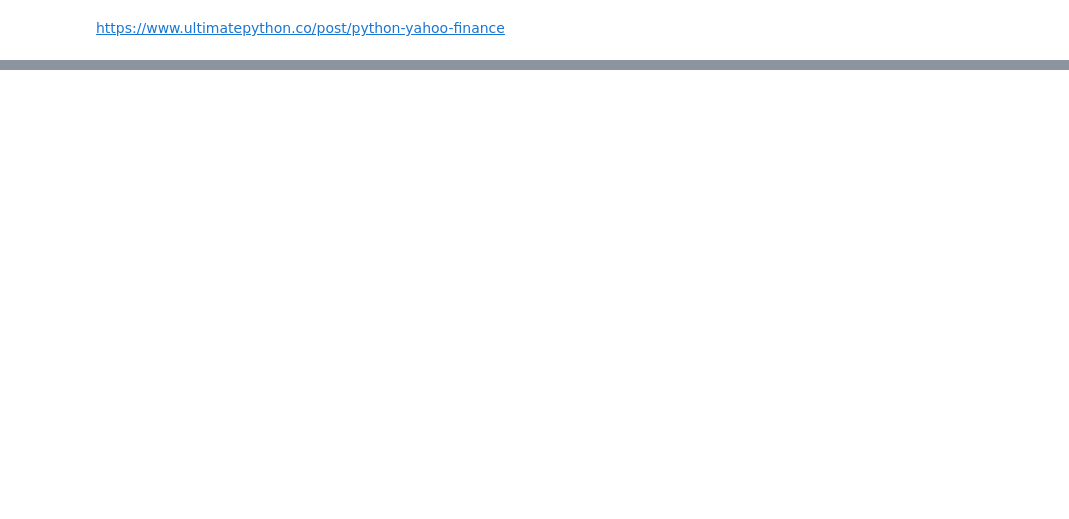
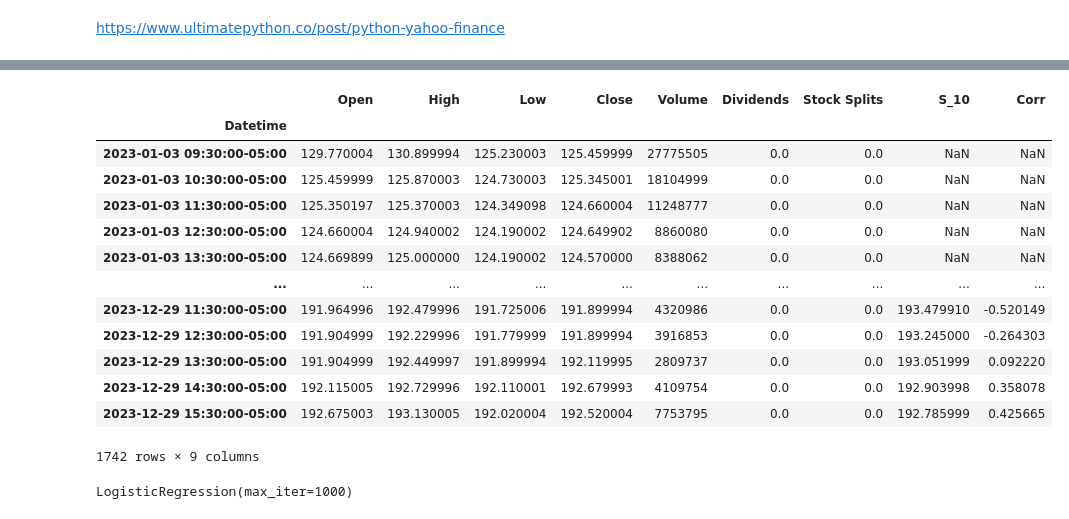
Before and after one commit to inuneko89/DADS_6003, a Jupyter notebook: Logistic_Regression.ipynb, the cells around one changed output, grey strips where cells are left out. Cells and saved outputs as stored; diff of their text form; code cells hidden in the pictures; blank space fills up the shorter version.

```diff
--- a/Logistic_Regression.ipynb
+++ b/Logistic_Regression.ipynb
@@ -145,4 +130,21 @@ df = df.dropna()
 X = df.iloc[:,:9]
+# %%
+X
+# %% [output]
+|  | Open | High | Low | Close | Volume | Dividends | Stock Splits | S_10 | Corr |
+| Datetime |  |  |  |  |  |  |  |  |  |
+| 2023-01-03 09:30:00-05:00 | 129.770004 | 130.899994 | 125.230003 | 125.459999 | 27775505 | 0.0 | 0.0 | NaN | NaN |
+| 2023-01-03 10:30:00-05:00 | 125.459999 | 125.870003 | 124.730003 | 125.345001 | 18104999 | 0.0 | 0.0 | NaN | NaN |
+| 2023-01-03 11:30:00-05:00 | 125.350197 | 125.370003 | 124.349098 | 124.660004 | 11248777 | 0.0 | 0.0 | NaN | NaN |
+| 2023-01-03 12:30:00-05:00 | 124.660004 | 124.940002 | 124.190002 | 124.649902 | 8860080 | 0.0 | 0.0 | NaN | NaN |
+| 2023-01-03 13:30:00-05:00 | 124.669899 | 125.000000 | 124.190002 | 124.570000 | 8388062 | 0.0 | 0.0 | NaN | NaN |
+| ... | ... | ... | ... | ... | ... | ... | ... | ... | ... |
+| 2023-12-29 11:30:00-05:00 | 191.964996 | 192.479996 | 191.725006 | 191.899994 | 4320986 | 0.0 | 0.0 | 193.479910 | -0.520149 |
+| 2023-12-29 12:30:00-05:00 | 191.904999 | 192.229996 | 191.779999 | 191.899994 | 3916853 | 0.0 | 0.0 | 193.245000 | -0.264303 |
+| 2023-12-29 13:30:00-05:00 | 191.904999 | 192.449997 | 191.899994 | 192.119995 | 2809737 | 0.0 | 0.0 | 193.051999 | 0.092220 |
+| 2023-12-29 14:30:00-05:00 | 192.115005 | 192.729996 | 192.110001 | 192.679993 | 4109754 | 0.0 | 0.0 | 192.903998 | 0.358078 |
+| 2023-12-29 15:30:00-05:00 | 192.675003 | 193.130005 | 192.020004 | 192.520004 | 7753795 | 0.0 | 0.0 | 192.785999 | 0.425665 |
+1742 rows × 9 columns
 # %%
 y = np.where(df['Close'].shift(-1) > df['Close'],1,-1)
 # %%
@@ -154,2 +153,21 @@ model = model.fit (X_train,y_train)
+# %%
+import numpy as np
+from sklearn.model_selection import train_test_split
+from sklearn.linear_model import LogisticRegression
+
+# ตรวจสอบและลบข้อมูลที่ไม่เหมาะสม
+valid_indices = np.isfinite(X_train).all(axis=1) & np.isfinite(y_train)
+
+X_train = X_train[valid_indices]
+y_train = y_train[valid_indices]
+
+# แบ่งข้อมูลเป็นชุด train และ test
+X_train, X_test, y_train, y_test = train_test_split(X_train, y_train, test_size=0.3, random_state=42)
+
+# สร้างและฝึกโมเดล Logistic Regression
+model = LogisticRegression(max_iter=1000)
+model.fit(X_train, y_train)
+# %% [output]
+LogisticRegression(max_iter=1000)
 # %%
 probability = model.predict_proba(X_test)
```
Also changed, not shown: parts of 20 cells of this notebook.
